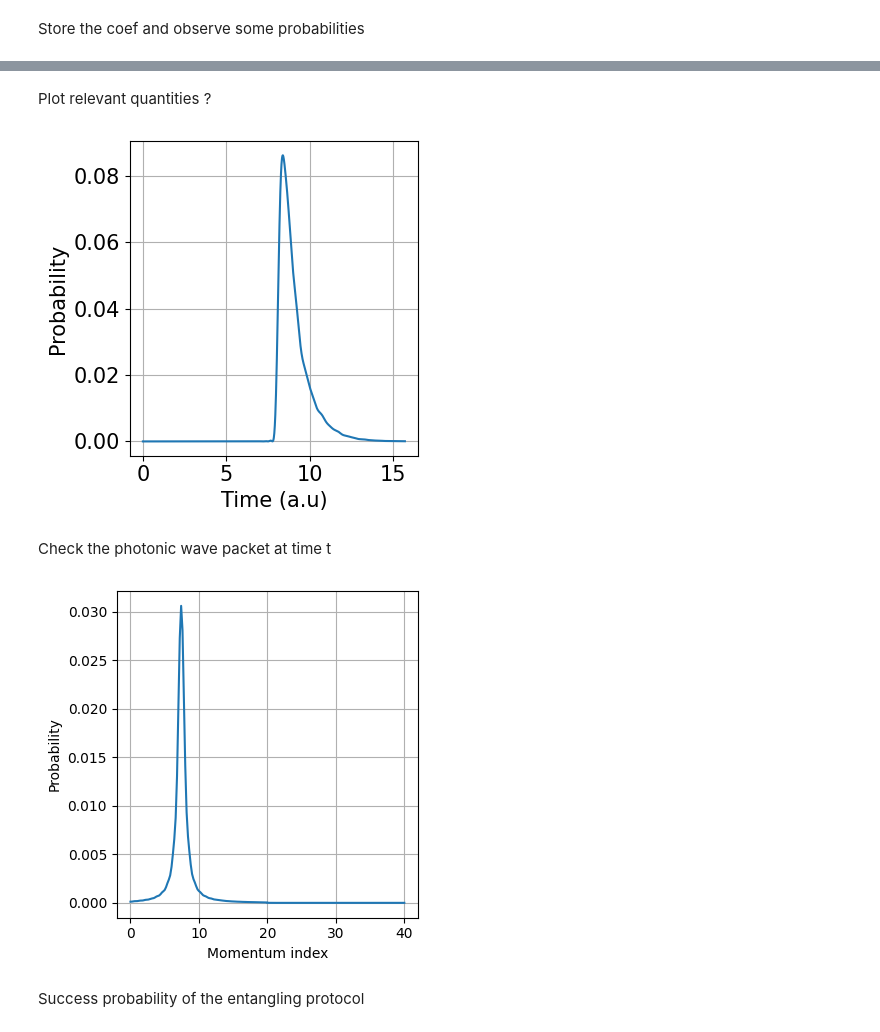
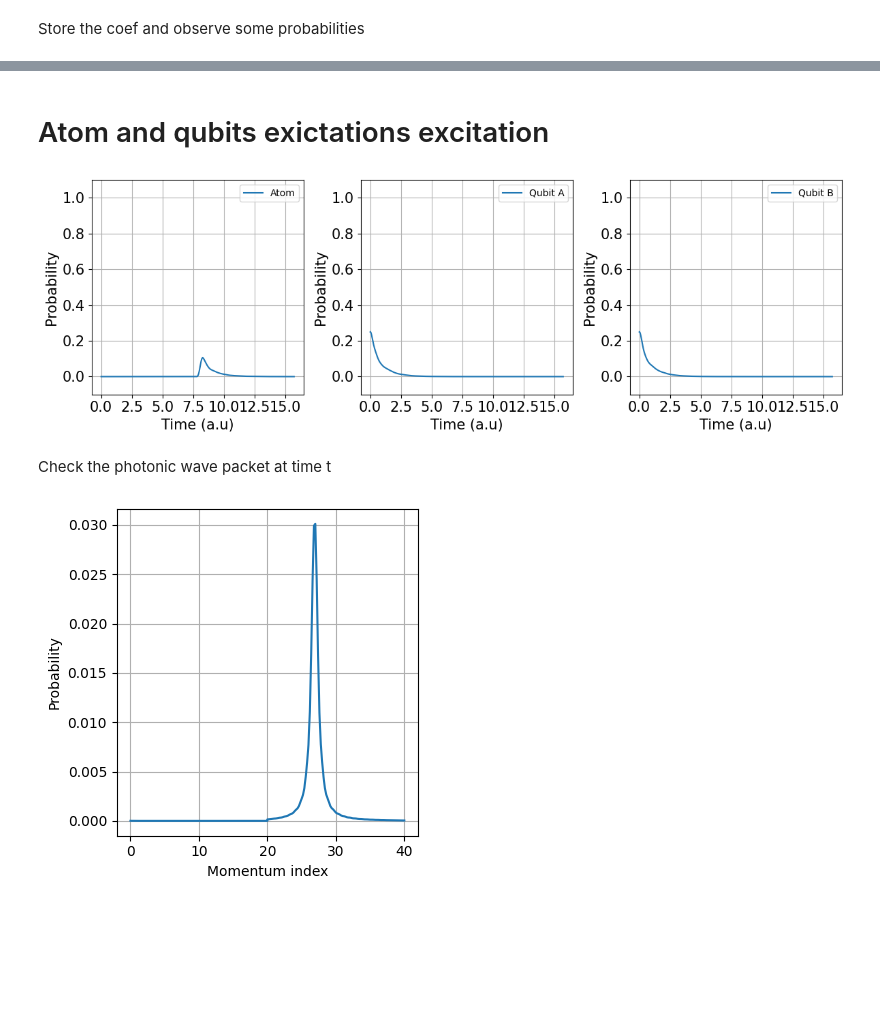
Before and after one commit to rpiron/multimode_photonic_entanglement, a Jupyter notebook: BK_simulator.ipynb, the cells around one changed output, grey strips where cells are left out. Drawn from its saved outputs; the diff is of its cells as text; code cells hidden in the pictures; blank space fills up the shorter version.

```diff
--- a/BK_simulator.ipynb
+++ b/BK_simulator.ipynb
@@ -169,12 +169,12 @@ def bk_simulator(qubit_A, qubit_B, mirror, omega_max, L, T, dt, print_nb_modes =
     q_10g_init = np.zeros(2*n_modes)
     #q_10g_init = np.concatenate((np.ones(n_modes), np.zeros(n_modes))) * np.exp(-0.5* (2)**2 * (k_tab-10)**2 - 1j*k_tab*(-L/4))
     #q_10g_init /= np.sum(np.abs(q_10g_init)**2)
-    q_20g_init = 1/2
+    q_20g_init = 1/np.sqrt(2)
     q_10e_init = 0
     psi_10_init = np.concatenate((q_10g_init, np.array([q_20g_init]),np.array([q_10e_init])))
     #01 one-excitation state
     q_01g_init = np.zeros(2*n_modes)
-    q_02g_init = 1/2
+    q_02g_init = 1/np.sqrt(2)
     q_01e_init = 0
     psi_01_init = np.concatenate((q_01g_init, np.array([q_02g_init]),np.array([q_01e_init])))
 
@@ -191,7 +191,7 @@ def bk_simulator(qubit_A, qubit_B, mirror, omega_max, L, T, dt, print_nb_modes =
 
     d_21e_init = 0
     d_12e_init = 0
-    d_22g_init = 1/2
+    d_22g_init = 0
 
     psi_11_init = np.concatenate((c_init.flatten(), a_21g_init, a_12g_init, a_11e_init, b_21g_init, b_12g_init, b_11e_init,\
                                 np.array([d_21e_init]), np.array([d_12e_init]), np.array([d_22g_init])))
@@ -213,9 +213,9 @@ dt = 0.01
 #mirror
 mirror = {'omega': 10, 'gamma': 5}
 #qubit A
-qubit_A = {'omega': 7.5, 'gamma': 1, 'x':-L/4}
+qubit_A = {'omega': 5, 'gamma': 1, 'x':-L/4}
 #qubit B
-qubit_B = {'omega': 7.5, 'gamma': 1, 'x':-L/4}
+qubit_B = {'omega': 5, 'gamma': 1, 'x':-L/4}
 
 omega_max = 20
 
@@ -285,35 +356,42 @@ for i in tqdm(range(nb_pts_time)):
 # %% [markdown]
-Plot relevant quantities ?
+<h1> Atom and qubits exictations excitation </h1>
 # %%
-fig, ax = plt.subplots(1,1, figsize=(4,4))
+fig, ax = plt.subplots(1,3 , figsize=(12,4))
 
-ax.plot(time_list, np.abs(q_10e_list)**2 + np.abs(q_01e_list)**2)
-ax.set_xlabel('Time (a.u)')
-ax.set_ylabel('Probability')
-#ax.set_ylim(-0.1,1.1)
-#ax.legend(prop={'size': 10})
+ax[0].plot(time_list, np.abs(q_10e_list)**2 + np.abs(q_01e_list)**2 \
+         + np.abs(d_12e_list)**2 + np.abs(d_21e_list)**2 + np.sum(np.abs(a_11e_list)**2, axis=1) + np.sum(np.abs(b_11e_list)**2, axis=1), label="Atom")
+
+ax[1].plot(time_list, np.sum(np.abs(a_21g_list)**2, axis=1) + np.sum(np.abs(b_21g_list)**2, axis=1) \
+            + np.abs(d_22g_list)**2 + np.abs(d_21e_list)**2, label="Qubit A")
+
+ax[2].plot(time_list, np.sum(np.abs(a_12g_list)**2, axis=1) + np.sum(np.abs(b_12g_list)**2, axis=1) \
+            + np.abs(d_22g_list)**2 + np.abs(d_12e_list)**2, label="Qubit B")
 
 #font size
-for item in [ax.xaxis.label, ax.yaxis.label]:
-    item.set_fontsize(15)
+for i in range(3):
+    for item in [ax[i].xaxis.label, ax[i].yaxis.label]:
+        item.set_fontsize(15)
 
-for item in (ax.get_xticklabels() + ax.get_yticklabels()):
-    item.set_fontsize(15)
+    for item in (ax[i].get_xticklabels() + ax[i].get_yticklabels()):
+        item.set_fontsize(15)
 
-
-ax.grid()
-ax.set_axisbelow(True)
+    ax[i].set_xlabel('Time (a.u)')
+    ax[i].set_ylabel('Probability')
+    ax[i].grid()
+    ax[i].set_axisbelow(True)
+    ax[i].set_ylim(-0.1,1.1)
+    ax[i].legend(prop={'size': 10})
 
 plt.tight_layout()
 plt.show()
 # %% [output]
-[figure, old version]
+[figure, new version]
 # %% [markdown]
 Check the photonic wave packet at time t
 # %%
 t = L/4
 t_index = np.argmin(np.abs(time_list - t))
-wave_packet = q_10g_list[t_index,:]
+wave_packet = q_01g_list[t_index,:]
 
 fig, ax = plt.subplots(1,1, figsize=(4,4))
 ax.plot(np.concatenate((k_tab_individual, omega_max + k_tab_individual)) , np.abs(wave_packet)**2)
@@ -327,6 +405,4 @@ ax.set_axisbelow(True)
 plt.tight_layout()
 plt.show()
 # %% [output]
-[figure, old version]
+[figure, new version]
-# %% [markdown]
-Success probability of the entangling protocol
```
Also changed, not shown: parts of 6 cells of this notebook, 9 other files.
